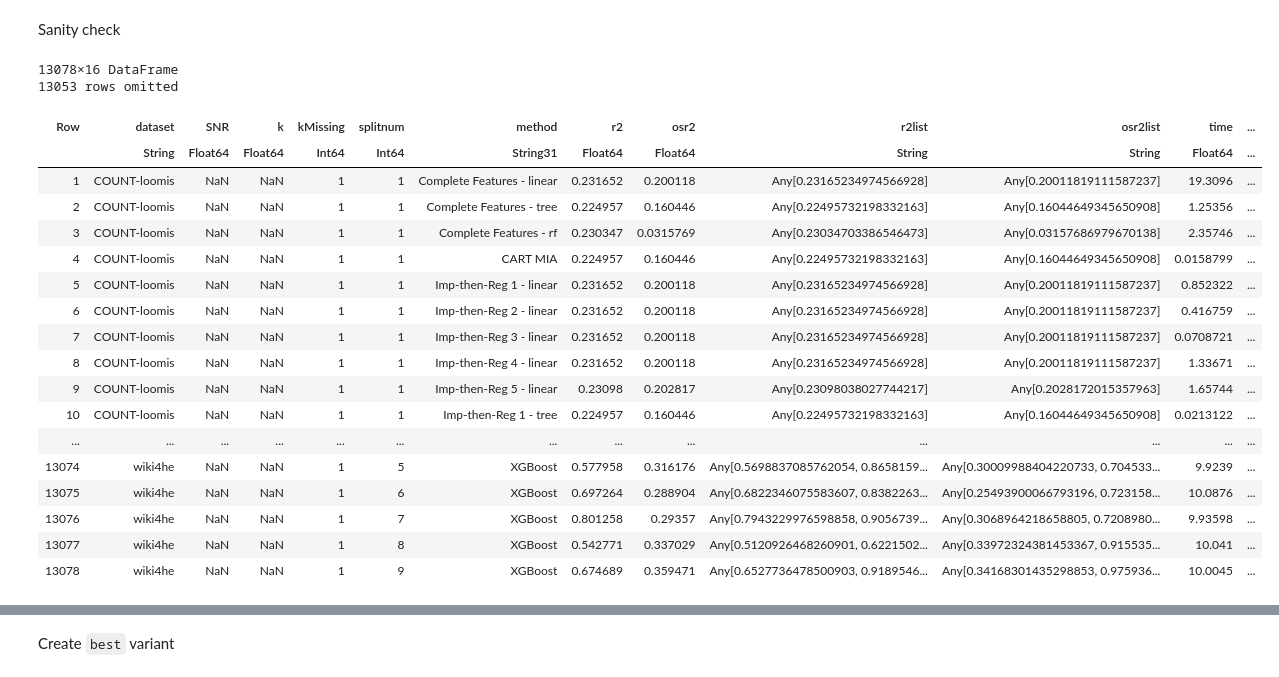
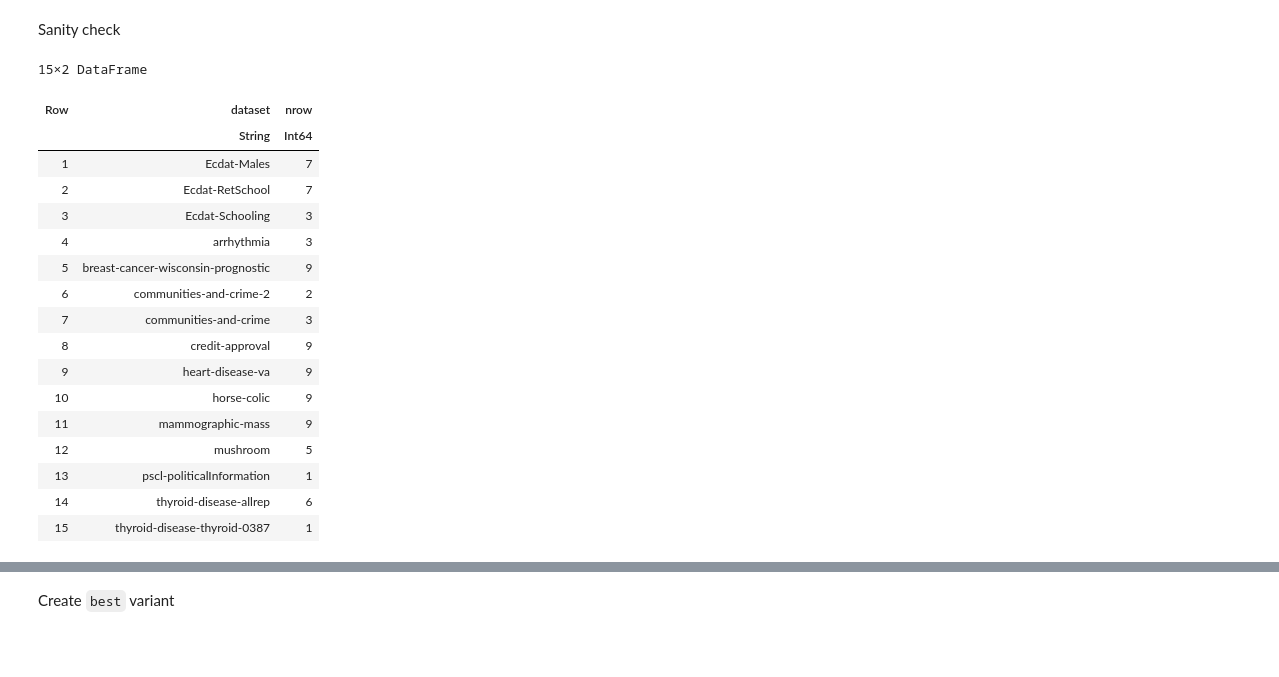
Before and after one commit to adelarue/PMD, a Jupyter notebook: results/Compile results together.ipynb, the cells around one changed output, grey strips where cells are left out. Cells and saved outputs as stored; diff of their text form; code cells hidden in the pictures; blank space fills up the shorter version.

```diff
--- a/results/Compile results together.ipynb
+++ b/results/Compile results together.ipynb
@@ -1,2 +1,4 @@
 # %%
 using CSV, DataFrames, Statistics
+# %%
+prefix = "aistats-rev/"
@@ -148,25 +167,25 @@ end
 # %% [markdown]
 Sanity check
 # %%
-res = CSV.read("realy/"*"FINAL_results.csv", DataFrame)
+res = CSV.read(prefix*"realy/"*"FINAL_results.csv", DataFrame)
+
+unique(filter( t-> t[:nrow] < 10, combine(groupby(res, [:dataset, :method]), nrow))[:,[:dataset, :nrow]])
 # %% [output]
-13078×16 DataFrame
-13053 rows omitted
+15×2 DataFrame
-| Row | dataset | SNR | k | kMissing | splitnum | method | r2 | osr2 | r2list | osr2list | time | ... |
-|  | String | Float64 | Float64 | Int64 | Int64 | String31 | Float64 | Float64 | String | String | Float64 | ... |
-| 1 | COUNT-loomis | NaN | NaN | 1 | 1 | Complete Features - linear | 0.231652 | 0.200118 | Any[0.23165234974566928] | Any[0.20011819111587237] | 19.3096 | ... |
-| 2 | COUNT-loomis | NaN | NaN | 1 | 1 | Complete Features - tree | 0.224957 | 0.160446 | Any[0.22495732198332163] | Any[0.16044649345650908] | 1.25356 | ... |
-| 3 | COUNT-loomis | NaN | NaN | 1 | 1 | Complete Features - rf | 0.230347 | 0.0315769 | Any[0.23034703386546473] | Any[0.03157686979670138] | 2.35746 | ... |
-| 4 | COUNT-loomis | NaN | NaN | 1 | 1 | CART MIA | 0.224957 | 0.160446 | Any[0.22495732198332163] | Any[0.16044649345650908] | 0.0158799 | ... |
-| 5 | COUNT-loomis | NaN | NaN | 1 | 1 | Imp-then-Reg 1 - linear | 0.231652 | 0.200118 | Any[0.23165234974566928] | Any[0.20011819111587237] | 0.852322 | ... |
-| 6 | COUNT-loomis | NaN | NaN | 1 | 1 | Imp-then-Reg 2 - linear | 0.231652 | 0.200118 | Any[0.23165234974566928] | Any[0.20011819111587237] | 0.416759 | ... |
-| 7 | COUNT-loomis | NaN | NaN | 1 | 1 | Imp-then-Reg 3 - linear | 0.231652 | 0.200118 | Any[0.23165234974566928] | Any[0.20011819111587237] | 0.0708721 | ... |
-| 8 | COUNT-loomis | NaN | NaN | 1 | 1 | Imp-then-Reg 4 - linear | 0.231652 | 0.200118 | Any[0.23165234974566928] | Any[0.20011819111587237] | 1.33671 | ... |
-| 9 | COUNT-loomis | NaN | NaN | 1 | 1 | Imp-then-Reg 5 - linear | 0.23098 | 0.202817 | Any[0.23098038027744217] | Any[0.2028172015357963] | 1.65744 | ... |
-| 10 | COUNT-loomis | NaN | NaN | 1 | 1 | Imp-then-Reg 1 - tree | 0.224957 | 0.160446 | Any[0.22495732198332163] | Any[0.16044649345650908] | 0.0213122 | ... |
-| ... | ... | ... | ... | ... | ... | ... | ... | ... | ... | ... | ... | ... |
-| 13074 | wiki4he | NaN | NaN | 1 | 5 | XGBoost | 0.577958 | 0.316176 | Any[0.5698837085762054, 0.8658159... | Any[0.30009988404220733, 0.704533... | 9.9239 | ... |
-| 13075 | wiki4he | NaN | NaN | 1 | 6 | XGBoost | 0.697264 | 0.288904 | Any[0.6822346075583607, 0.8382263... | Any[0.25493900066793196, 0.723158... | 10.0876 | ... |
-| 13076 | wiki4he | NaN | NaN | 1 | 7 | XGBoost | 0.801258 | 0.29357 | Any[0.7943229976598858, 0.9056739... | Any[0.3068964218658805, 0.7208980... | 9.93598 | ... |
-| 13077 | wiki4he | NaN | NaN | 1 | 8 | XGBoost | 0.542771 | 0.337029 | Any[0.5120926468260901, 0.6221502... | Any[0.33972324381453367, 0.915535... | 10.041 | ... |
-| 13078 | wiki4he | NaN | NaN | 1 | 9 | XGBoost | 0.674689 | 0.359471 | Any[0.6527736478500903, 0.9189546... | Any[0.34168301435298853, 0.975936... | 10.0045 | ... |
+| Row | dataset | nrow |
+|  | String | Int64 |
+| 1 | Ecdat-Males | 7 |
+| 2 | Ecdat-RetSchool | 7 |
+| 3 | Ecdat-Schooling | 3 |
+| 4 | arrhythmia | 3 |
+| 5 | breast-cancer-wisconsin-prognostic | 9 |
+| 6 | communities-and-crime-2 | 2 |
+| 7 | communities-and-crime | 3 |
+| 8 | credit-approval | 9 |
+| 9 | heart-disease-va | 9 |
+| 10 | horse-colic | 9 |
+| 11 | mammographic-mass | 9 |
+| 12 | mushroom | 5 |
+| 13 | pscl-politicalInformation | 1 |
+| 14 | thyroid-disease-allrep | 6 |
+| 15 | thyroid-disease-thyroid-0387 | 1 |
```
Also changed, not shown: parts of 19 cells of this notebook, 3 other files.
